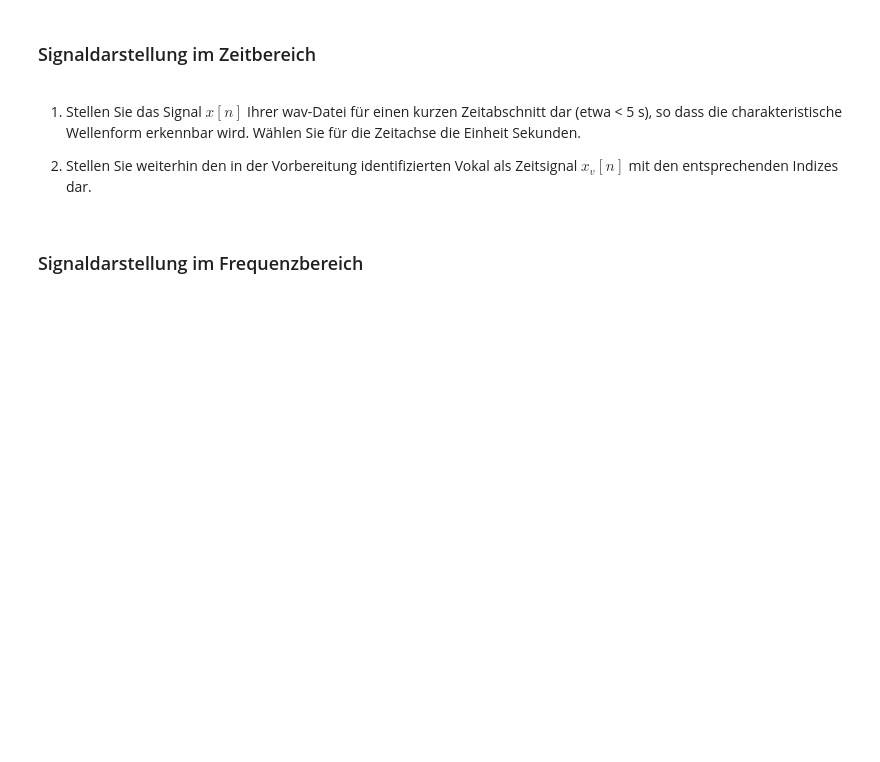
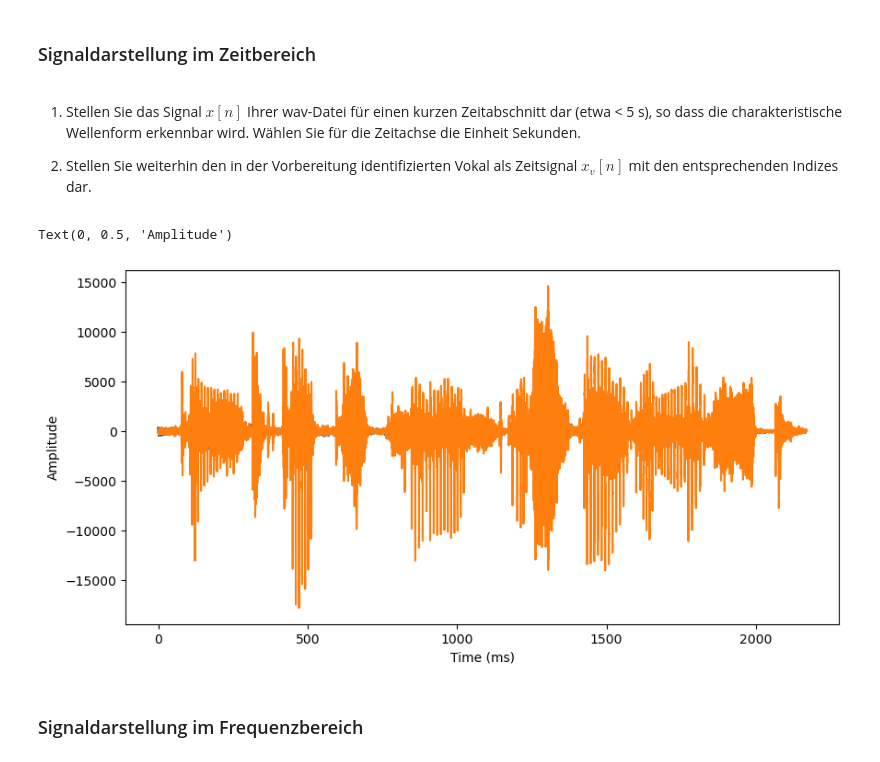
Before and after one commit to sonnii23/DigSigRep, a Jupyter notebook: digsig1/aufgabe_spektren.ipynb, the cells around one changed output. Saved outputs shown, nothing was run; the diff lists cells and outputs as text; code cells hidden in the pictures; blank space fills up the shorter version.

```diff
--- a/digsig1/aufgabe_spektren.ipynb
+++ b/digsig1/aufgabe_spektren.ipynb
@@ -56,4 +77,22 @@ Praktikum Digitale Signalverarbeitung
 
 2.  Stellen Sie weiterhin den in der Vorbereitung identifizierten Vokal
     als Zeitsignal $x_v[n]$ mit den entsprechenden Indizes dar.
+# %%
+import scipy.io.wavfile as wav
+import numpy as np
+import matplotlib.pyplot as plt
+
+# Read the wav file
+[F_s, x_L] = wav.read('./digsig.wav')
+length = x_L.shape[0]/F_s
+time = np.linspace(0., length, x_L.shape[0])*1000
+
+# Plot the signal
+plt.figure(figsize=(10, 5))
+plt.plot(time, x_L)
+plt.xlabel('Time (ms)')
+plt.ylabel('Amplitude')
+# %% [output]
+Text(0, 0.5, 'Amplitude')
+[figure, added]
 # %% [markdown]
```
Also changed, not shown: parts of 3 cells of this notebook.
